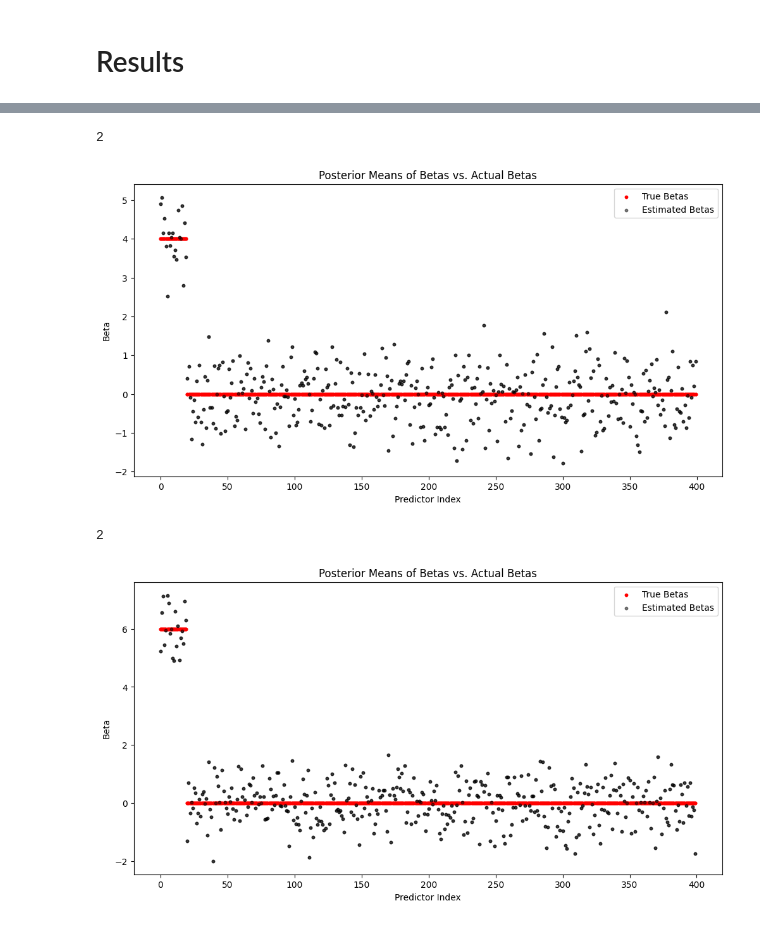
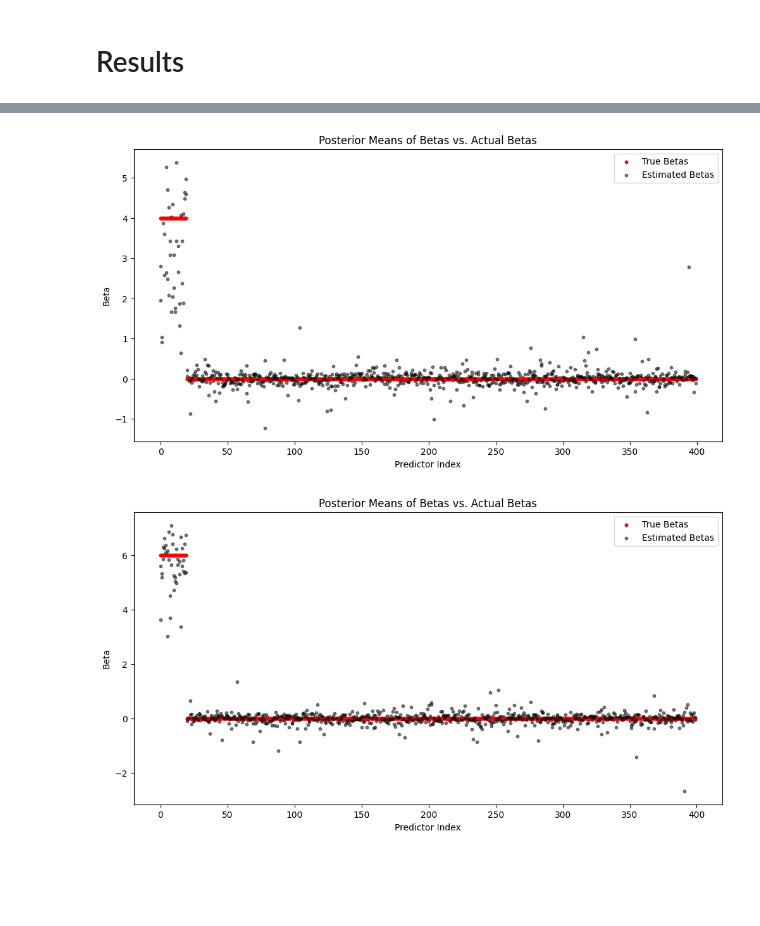
Before and after one commit to Grace0124/numpyro, a Jupyter notebook: horseshoe_prior_2.ipynb, the cells around one changed output, grey strips where cells are left out. Saved outputs shown, nothing was run; the diff lists cells and outputs as text; code cells hidden in the pictures; blank space fills up the shorter version.

Commit message:
Fixed plot_posterior_betas function

```diff
--- a/horseshoe_prior_2.ipynb
+++ b/horseshoe_prior_2.ipynb
@@ -126,22 +145,20 @@ Data variables:
 # %%
 def plot_posterior_betas(A, beta_stars, posterior_samples):
-    print(len(beta_stars))
     plt.figure(figsize=(12, 6))
     for i in range(len(beta_stars)):
-        estimated_betas = posterior_samples.mean(axis=0)
+        estimated_betas = posterior_samples[i]['betas'].mean(axis=0)
         plt.scatter(range(len(beta_stars[i])), beta_stars[i], color='red', s=10, label='True Betas' if i == 0 else "")
         plt.scatter(range(len(estimated_betas)), estimated_betas, color='black', s=10, alpha=0.5, label='Estimated Betas' if i == 0 else "")
 
     plt.title(f'Posterior Means of Betas vs. Actual Betas')
     plt.xlabel('Predictor Index')
     plt.ylabel('Beta')
     plt.legend()
     plt.show()
 
 for A in A_values:
-    plot_posterior_betas(A, all_data[A][1], all_data[A][0])
+    y_realizations, beta_stars = all_data[A]
+    plot_posterior_betas(A, beta_stars, all_samples[A])
 # %% [output]
-2
-[figure, old version]
+[figure, new version]
-2
-[figure, old version]
+[figure, new version]
```
Also changed, not shown: parts of 6 cells of this notebook.
